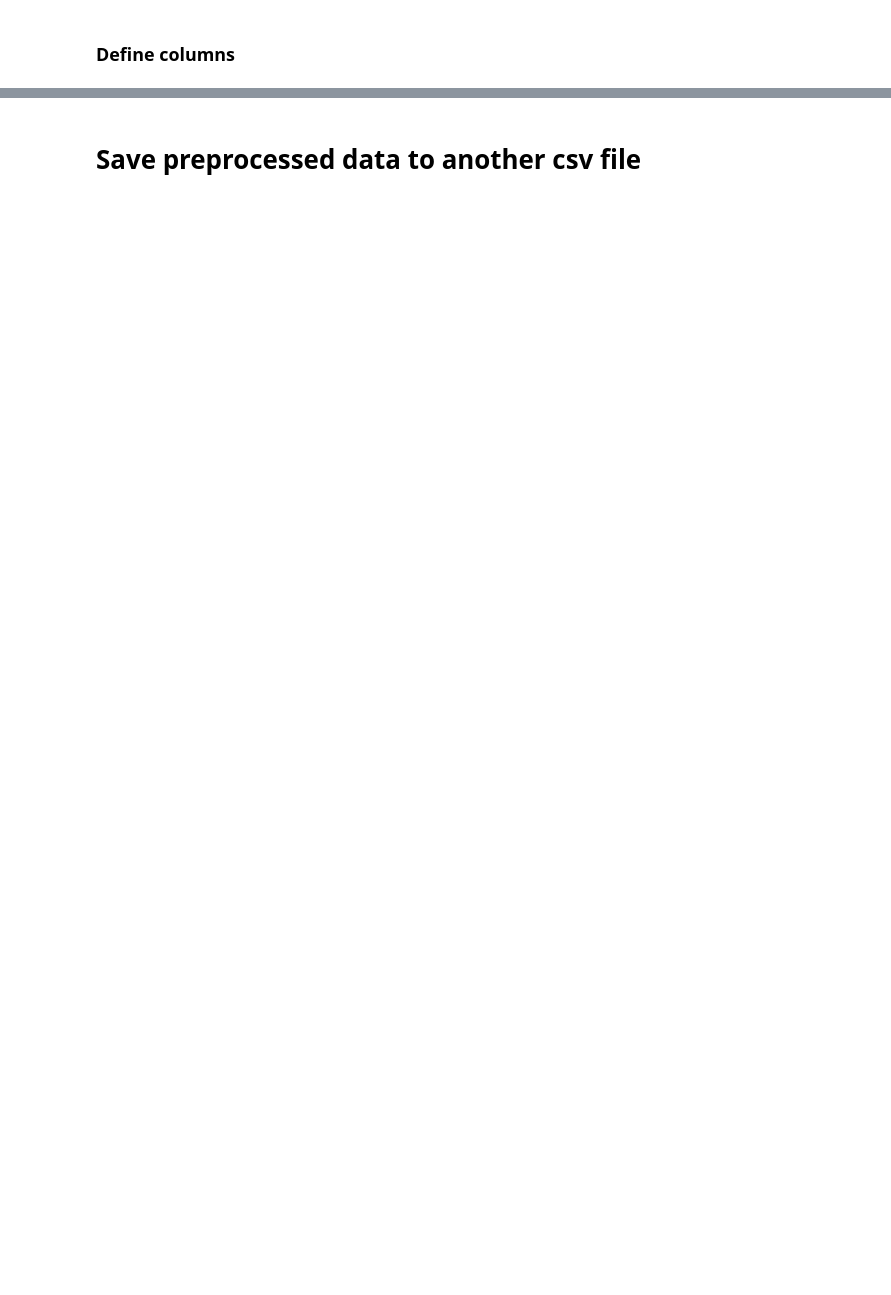
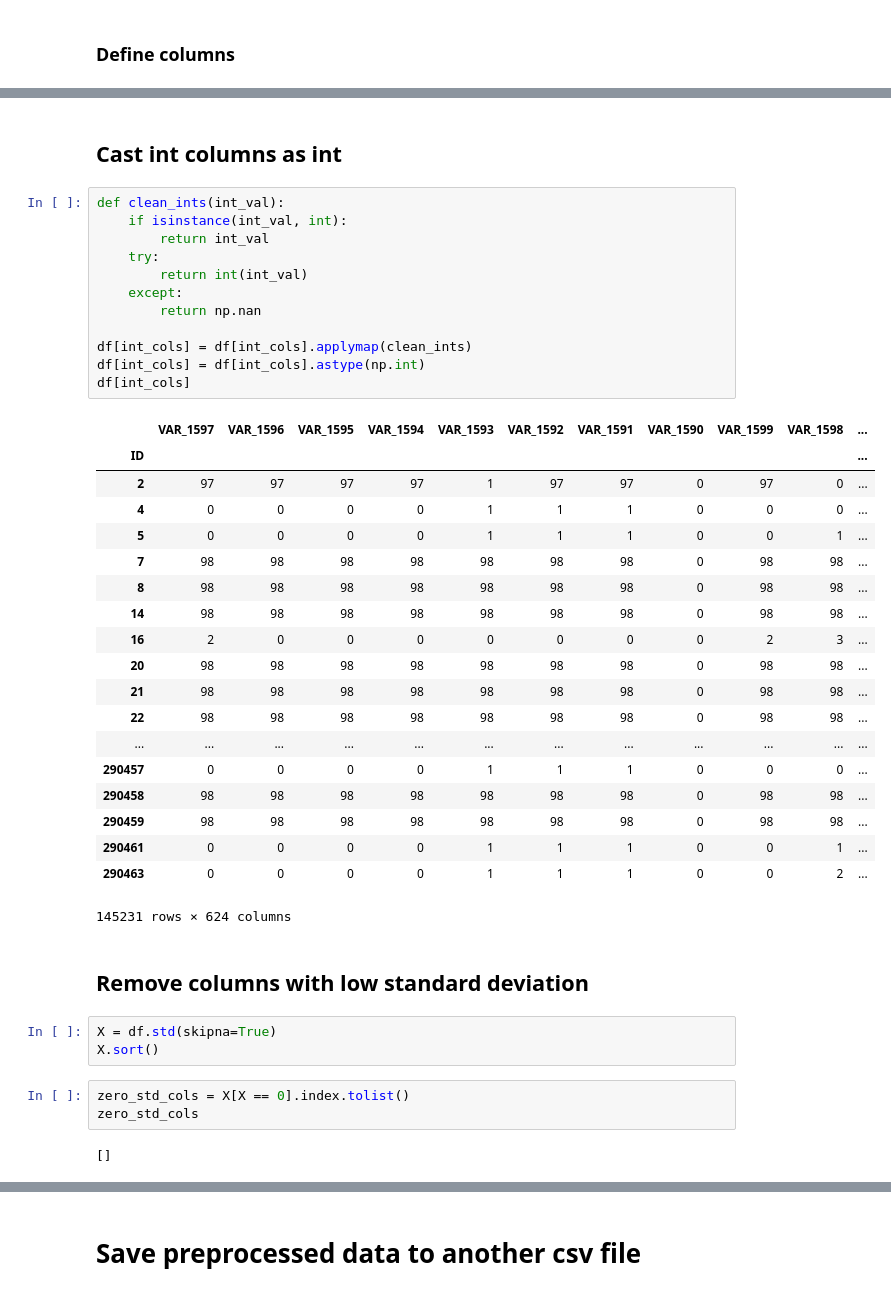
Before and after one commit to mtambos/springleaf, a Jupyter notebook: Springleaf - preprocess.ipynb, the cells around one changed output, grey strips where cells are left out. Drawn from its saved outputs; the diff is of its cells as text; blank space fills up the shorter version.

```diff
--- a/Springleaf - preprocess.ipynb
+++ b/Springleaf - preprocess.ipynb
@@ -338,0 +105,44 @@ Name: std, dtype: float64
+# %% [markdown]
+## Cast int columns as int
+# %%
+def clean_ints(int_val):
+    if isinstance(int_val, int):
+        return int_val
+    try:
+        return int(int_val)
+    except:
+        return np.nan
+
+df[int_cols] = df[int_cols].applymap(clean_ints)
+df[int_cols] = df[int_cols].astype(np.int)
+df[int_cols]
+# %% [output]
+|  | VAR_1597 | VAR_1596 | VAR_1595 | VAR_1594 | VAR_1593 | VAR_1592 | VAR_1591 | VAR_1590 | VAR_1599 | VAR_1598 | ... |
+| ID |  |  |  |  |  |  |  |  |  |  | ... |
+| 2 | 97 | 97 | 97 | 97 | 1 | 97 | 97 | 0 | 97 | 0 | ... |
+| 4 | 0 | 0 | 0 | 0 | 1 | 1 | 1 | 0 | 0 | 0 | ... |
+| 5 | 0 | 0 | 0 | 0 | 1 | 1 | 1 | 0 | 0 | 1 | ... |
+| 7 | 98 | 98 | 98 | 98 | 98 | 98 | 98 | 0 | 98 | 98 | ... |
+| 8 | 98 | 98 | 98 | 98 | 98 | 98 | 98 | 0 | 98 | 98 | ... |
+| 14 | 98 | 98 | 98 | 98 | 98 | 98 | 98 | 0 | 98 | 98 | ... |
+| 16 | 2 | 0 | 0 | 0 | 0 | 0 | 0 | 0 | 2 | 3 | ... |
+| 20 | 98 | 98 | 98 | 98 | 98 | 98 | 98 | 0 | 98 | 98 | ... |
+| 21 | 98 | 98 | 98 | 98 | 98 | 98 | 98 | 0 | 98 | 98 | ... |
+| 22 | 98 | 98 | 98 | 98 | 98 | 98 | 98 | 0 | 98 | 98 | ... |
+| ... | ... | ... | ... | ... | ... | ... | ... | ... | ... | ... | ... |
+| 290457 | 0 | 0 | 0 | 0 | 1 | 1 | 1 | 0 | 0 | 0 | ... |
+| 290458 | 98 | 98 | 98 | 98 | 98 | 98 | 98 | 0 | 98 | 98 | ... |
+| 290459 | 98 | 98 | 98 | 98 | 98 | 98 | 98 | 0 | 98 | 98 | ... |
+| 290461 | 0 | 0 | 0 | 0 | 1 | 1 | 1 | 0 | 0 | 1 | ... |
+| 290463 | 0 | 0 | 0 | 0 | 1 | 1 | 1 | 0 | 0 | 2 | ... |
+145231 rows × 624 columns
+# %% [markdown]
+## Remove columns with low standard deviation
+# %%
+X = df.std(skipna=True)
+X.sort()
+# %%
+zero_std_cols = X[X == 0].index.tolist()
+zero_std_cols
+# %% [output]
+[]
```
Also changed, not shown: parts of 71 cells of this notebook, 7 other files.
